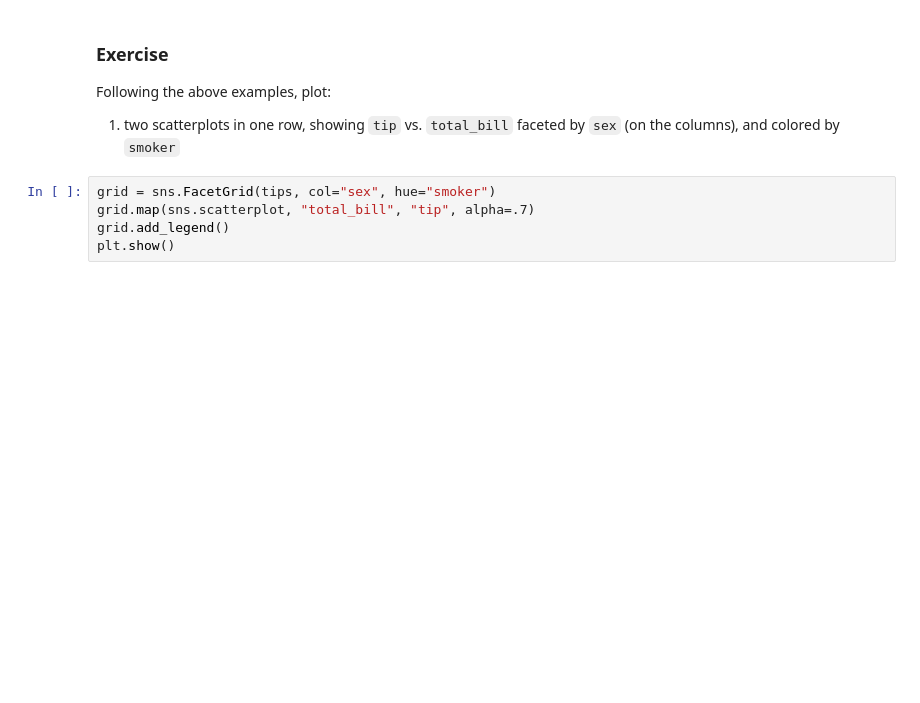
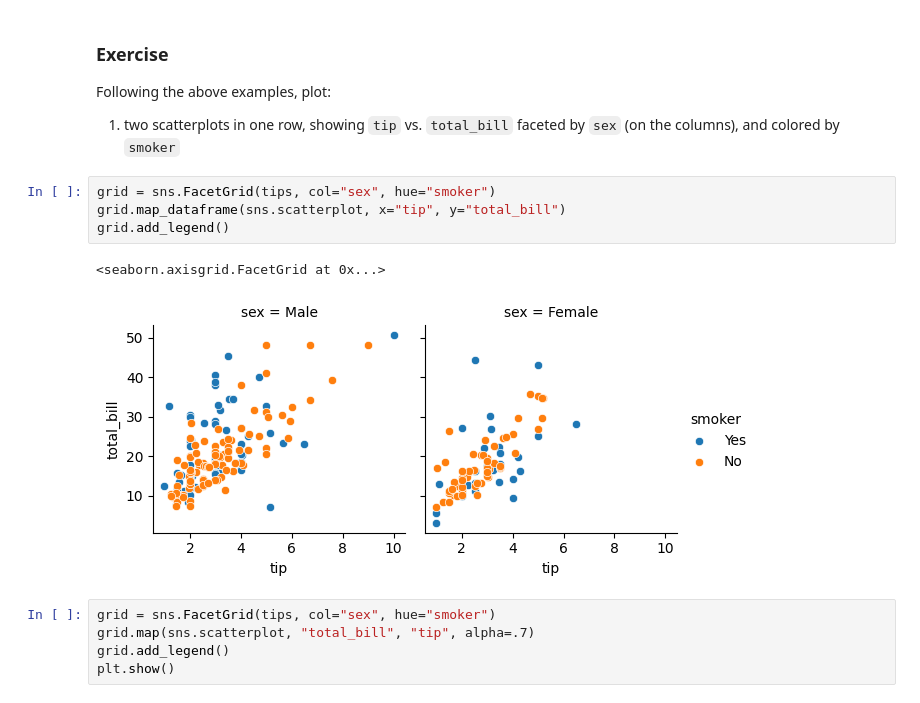
Before and after one commit to najirod02/Dataviz, a Jupyter notebook: lab/Lab07.ipynb, the cells around one changed output. Saved outputs shown, nothing was run; the diff lists cells and outputs as text; blank space fills up the shorter version.

```diff
--- a/lab/Lab07.ipynb
+++ b/lab/Lab07.ipynb
@@ -327,6 +327,13 @@ data in that DataFrame using string variable names (`x="tip_pct"`)
 Following the above examples, plot:
 
 1. two scatterplots in one row, showing `tip` vs. `total_bill` faceted by `sex` (on the columns), and colored by `smoker`
+# %%
+grid = sns.FacetGrid(tips, col="sex", hue="smoker")
+grid.map_dataframe(sns.scatterplot, x="tip", y="total_bill")
+grid.add_legend()
+# %% [output]
+<seaborn.axisgrid.FacetGrid at 0x...>
+[figure, added]
 # %%
 grid = sns.FacetGrid(tips, col="sex", hue="smoker")
 grid.map(sns.scatterplot, "total_bill", "tip", alpha=.7)
```
Also changed, not shown: parts of 11 cells of this notebook, 4 other files.
